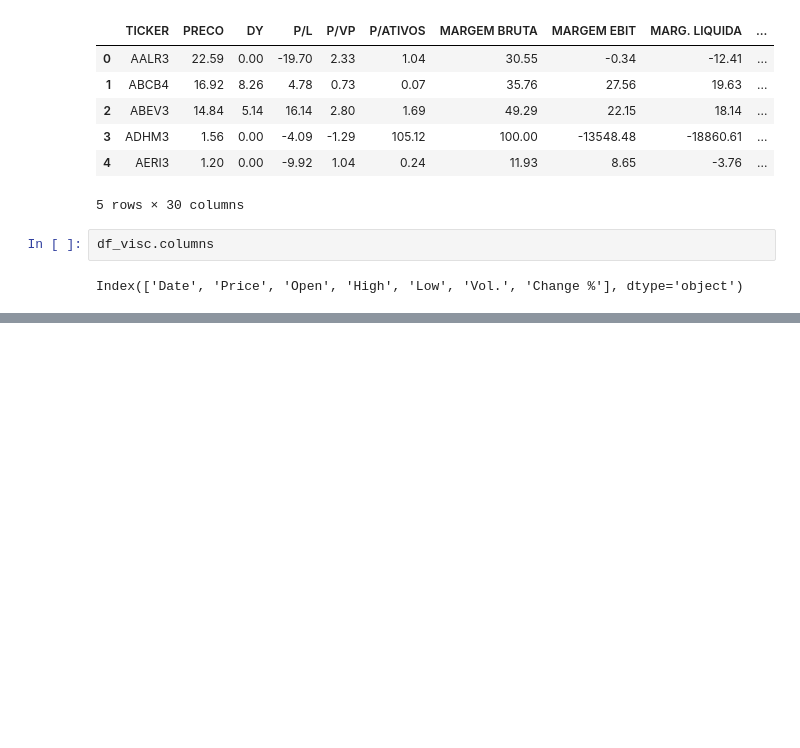
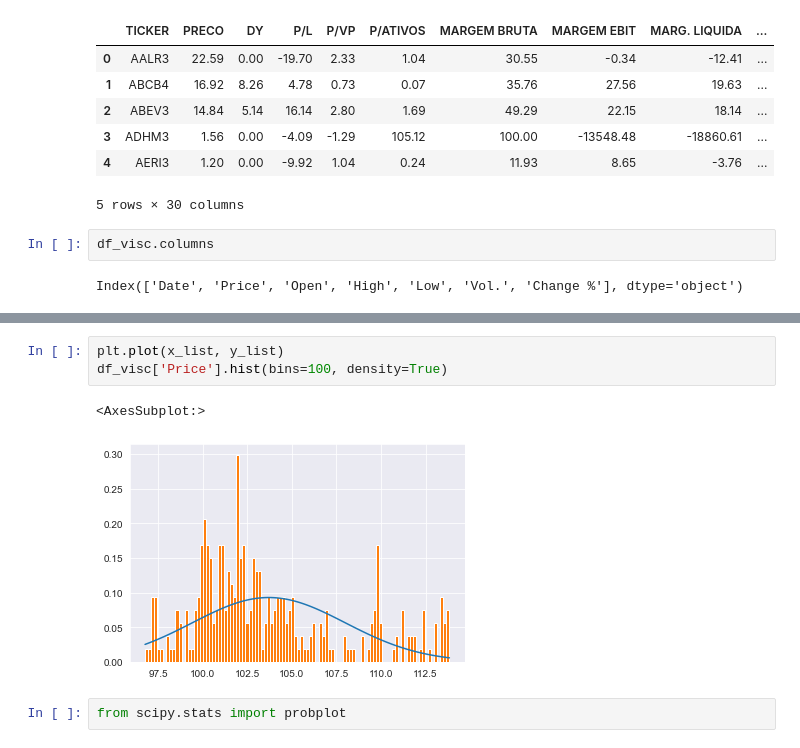
Before and after one commit to tvaditya/renda_variavel, a Jupyter notebook: Renda_variavel_01.ipynb, the cells around one changed output, grey strips where cells are left out. Cells and saved outputs as stored; diff of their text form; blank space fills up the shorter version.

```diff
--- a/Renda_variavel_01.ipynb
+++ b/Renda_variavel_01.ipynb
@@ -218,0 +253,8 @@ memory usage: 1.3+ KB
+# %%
+plt.plot(x_list, y_list)
+df_visc['Price'].hist(bins=100, density=True)
+# %% [output]
+<AxesSubplot:>
+[figure, added]
+# %%
+from scipy.stats import probplot
```
Also changed, not shown: parts of 26 cells of this notebook, 1 other file.
